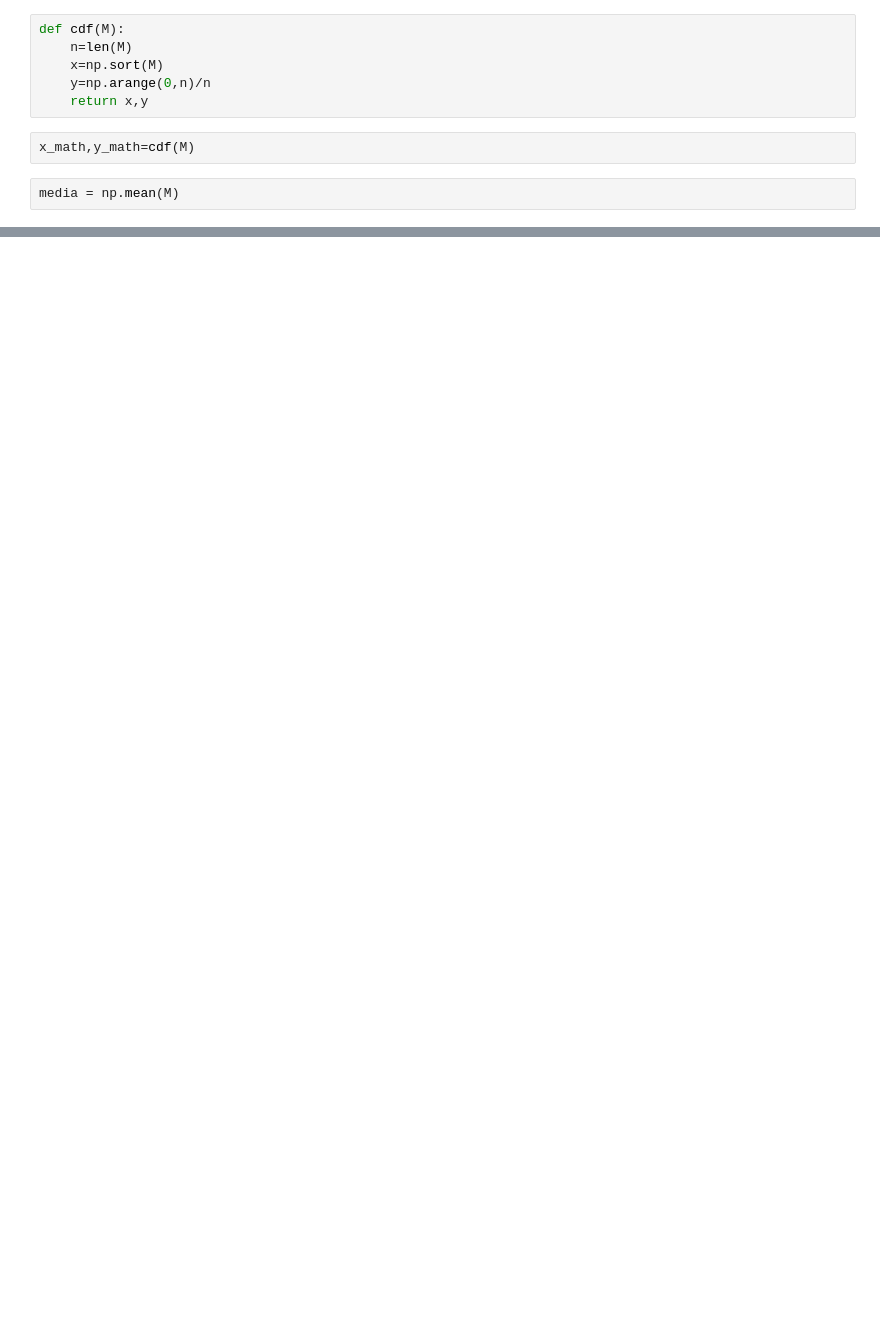
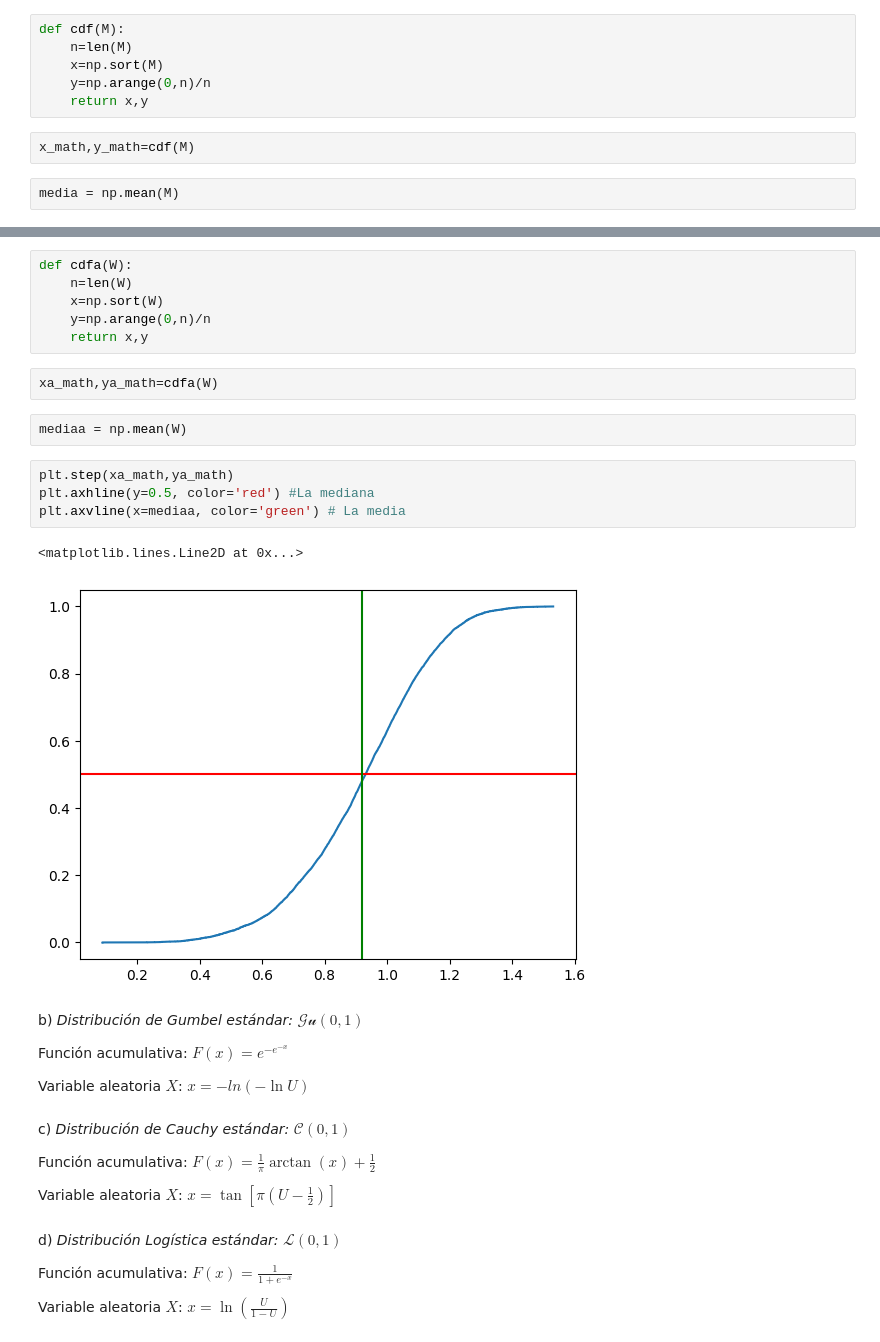
Before and after one commit to Mauricio-Fragoso-Mendoza/Simulacion-I, a Jupyter notebook: Transformada_Inversa.ipynb, the cells around one changed output, grey strips where cells are left out. Saved outputs shown, nothing was run; the diff lists cells and outputs as text; blank space fills up the shorter version.

```diff
--- a/Transformada_Inversa.ipynb
+++ b/Transformada_Inversa.ipynb
@@ -58,0 +117,35 @@ plt.axvline(x=media, color='green') # La media
+# %%
+def cdfa(W):
+    n=len(W)
+    x=np.sort(W)
+    y=np.arange(0,n)/n
+    return x,y
+# %%
+xa_math,ya_math=cdfa(W)
+# %%
+mediaa = np.mean(W)
+# %%
+plt.step(xa_math,ya_math)
+plt.axhline(y=0.5, color='red') #La mediana
+plt.axvline(x=mediaa, color='green') # La media
+# %% [output]
+<matplotlib.lines.Line2D at 0x...>
+[figure, added]
+# %% [markdown]
+b) *Distribución de Gumbel estándar:* $\mathcal{Gu}(0,1)$
+
+Función acumulativa: $F(x)=e^{-e^{-x}}$
+
+Variable aleatoria $X$: $x=-ln(-\ln U)$
+# %% [markdown]
+c) *Distribución de Cauchy estándar:* $\mathcal{C}(0,1)$
+
+Función acumulativa: $F(x)=\frac{1}{\pi}\arctan(x)+\frac{1}{2}$
+
+Variable aleatoria $X$: $x=\tan [\pi\left(U-\frac{1}{2}\right)]$
+# %% [markdown]
+d) *Distribución Logística estándar:* $\mathcal{L}(0,1)$
+
+Función acumulativa: $F(x)=\frac{1}{1+e^{-x}}$
+
+Variable aleatoria $X$: $x=\ln \left(\frac{U}{1-U}\right)$
```
Also changed, not shown: parts of 9 cells of this notebook.
